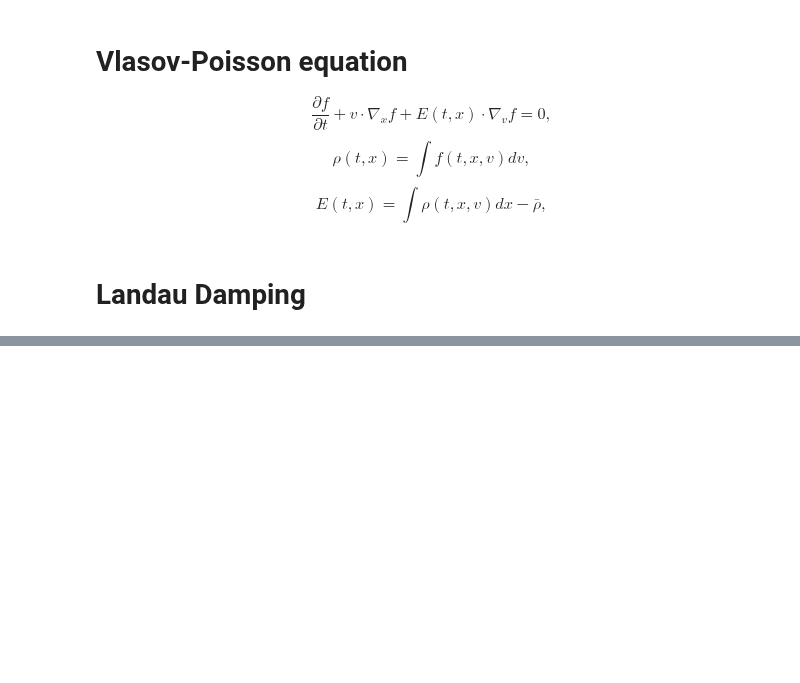
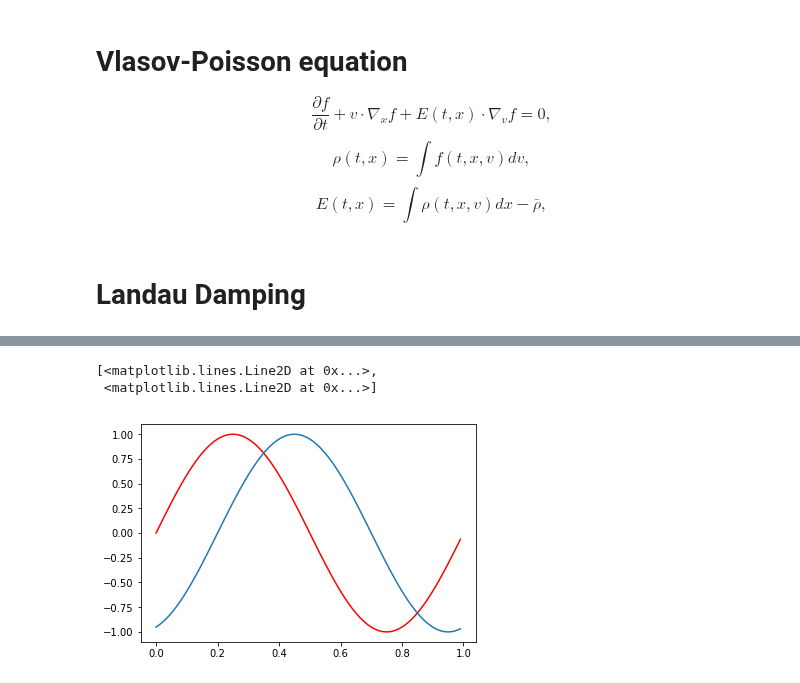
Before and after one commit to pnavaro/math-python, a Jupyter notebook: 40.LandauDamping.ipynb, the cells around one changed output, grey strips where cells are left out. Saved outputs shown, nothing was run; the diff lists cells and outputs as text; code cells hidden in the pictures; blank space fills up the shorter version.

```diff
--- a/40.LandauDamping.ipynb
+++ b/40.LandauDamping.ipynb
@@ -179,0 +251,10 @@ SyntaxError: invalid syntax (<ipython-input-64-1e1b2c9b5da7>, line 8)
+# %%
+n =100
+cs = BSpline(3,0,1,n)
+x = np.linspace(0,1,n, endpoint=False)
+y = np.sin(x*2*np.pi)
+plt.plot( x, y, 'r', x, cs.interpolate_disp(y, 0.2))
+# %% [output]
+[<matplotlib.lines.Line2D at 0x...>,
+ <matplotlib.lines.Line2D at 0x...>]
+[figure, added]
```
Also changed, not shown: parts of 12 cells of this notebook.
